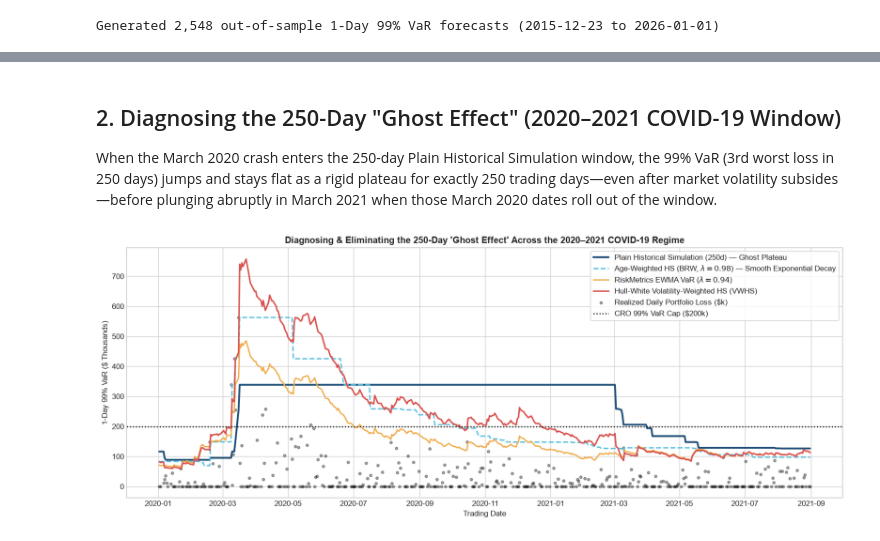
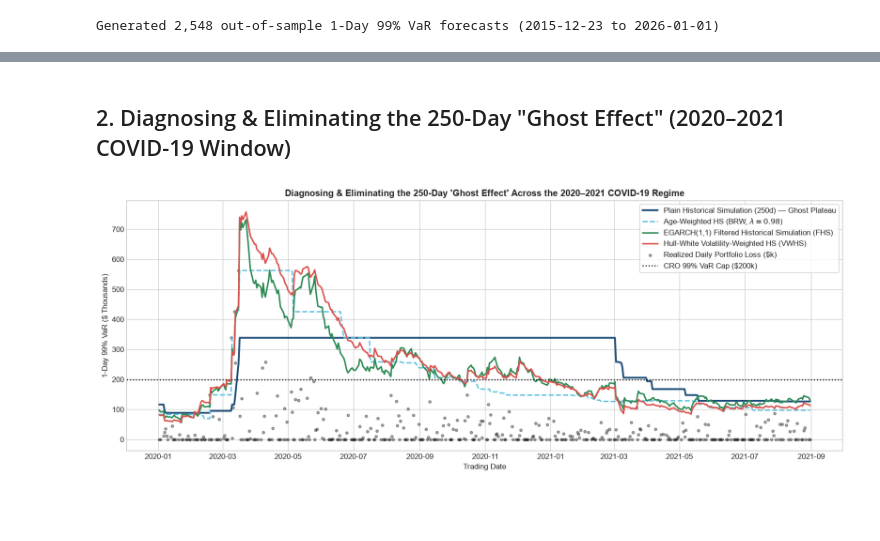
Before and after one commit to MukundAnkit/market_risk_modelling, a Jupyter notebook: notebooks/02_volatility_regimes_and_ewma_garch.ipynb, the cells around one changed output, grey strips where cells are left out. Cells and saved outputs as stored; diff of their text form; code cells hidden in the pictures; blank space fills up the shorter version.

```diff
--- a/notebooks/02_volatility_regimes_and_ewma_garch.ipynb
+++ b/notebooks/02_volatility_regimes_and_ewma_garch.ipynb
@@ -62,25 +62,24 @@ garch_params_df[[
-# %% [markdown]
-## 2. Diagnosing the 250-Day "Ghost Effect" (2020–2021 COVID-19 Window)
-When the March 2020 crash enters the 250-day Plain Historical Simulation window, the 99% VaR (3rd worst loss in 250 days) jumps and stays flat as a rigid plateau for exactly 250 trading days—even after market volatility subsides—before plunging abruptly in March 2021 when those March 2020 dates roll out of the window.
+# %% [markdown]
+## 2. Diagnosing & Eliminating the 250-Day "Ghost Effect" (2020–2021 COVID-19 Window)
 # %%
 covid_slice = dyn_df.loc["2020-01-01":"2021-08-31"]
 
 fig, ax = plt.subplots(figsize=(14, 5.5))
 ax.plot(covid_slice.index, covid_slice["Plain_HS_250d_VaR_USD"] / 1e3, color="#1f4e78", lw=2.4, label="Plain Historical Simulation (250d) — Ghost Plateau")
-ax.plot(covid_slice.index, covid_slice["Age_Weighted_HS_VaR_USD"] / 1e3, color="#5bc0de", lw=1.8, ls="--", label="Age-Weighted HS (BRW, $\\lambda=0.98$) — Smooth Exponential Decay")
-ax.plot(covid_slice.index, covid_slice["EWMA_Normal_VaR_USD"] / 1e3, color="#f0ad4e", lw=1.8, label="RiskMetrics EWMA VaR ($\\lambda=0.94$)")
+ax.plot(covid_slice.index, covid_slice["Age_Weighted_HS_VaR_USD"] / 1e3, color="#5bc0de", lw=1.8, ls="--", label="Age-Weighted HS (BRW, $\\lambda=0.98$)")
+ax.plot(covid_slice.index, covid_slice["EGARCH11_FHS_VaR_USD"] / 1e3, color="#2e8b57", lw=2.0, label="EGARCH(1,1) Filtered Historical Simulation (FHS)")
 ax.plot(covid_slice.index, covid_slice["Hull_White_VWHS_VaR_USD"] / 1e3, color="#d9534f", lw=2.0, label="Hull-White Volatility-Weighted HS (VWHS)")
 ax.scatter(
     covid_slice.index,
     np.maximum(covid_slice["Realized_Loss_USD"] / 1e3, 0),
     s=12, alpha=0.35, color="black", label="Realized Daily Portfolio Loss ($k)"
 )
 ax.axhline(cro_var_limit / 1e3, color="black", ls=":", lw=1.5, label="CRO 99% VaR Cap ($200k)")
 ax.set_title("Diagnosing & Eliminating the 250-Day 'Ghost Effect' Across the 2020–2021 COVID-19 Regime", fontweight="bold")
 ax.set_ylabel("1-Day 99% VaR ($ Thousands)")
 ax.set_xlabel("Trading Date")
 ax.legend(loc="upper right", frameon=True)
 plt.tight_layout()
 plt.show()
 # %% [output]
-[figure, old version]
+[figure, new version]
```
Also changed, not shown: parts of 8 cells of this notebook, 18 other files.
